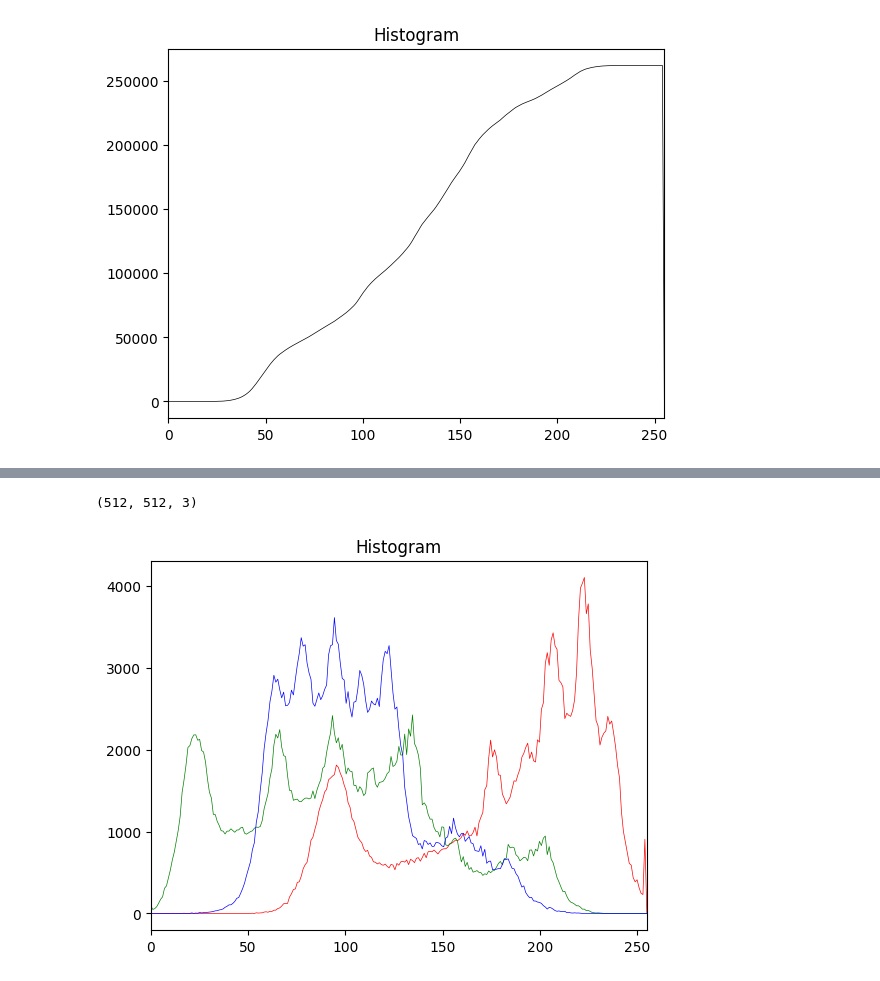
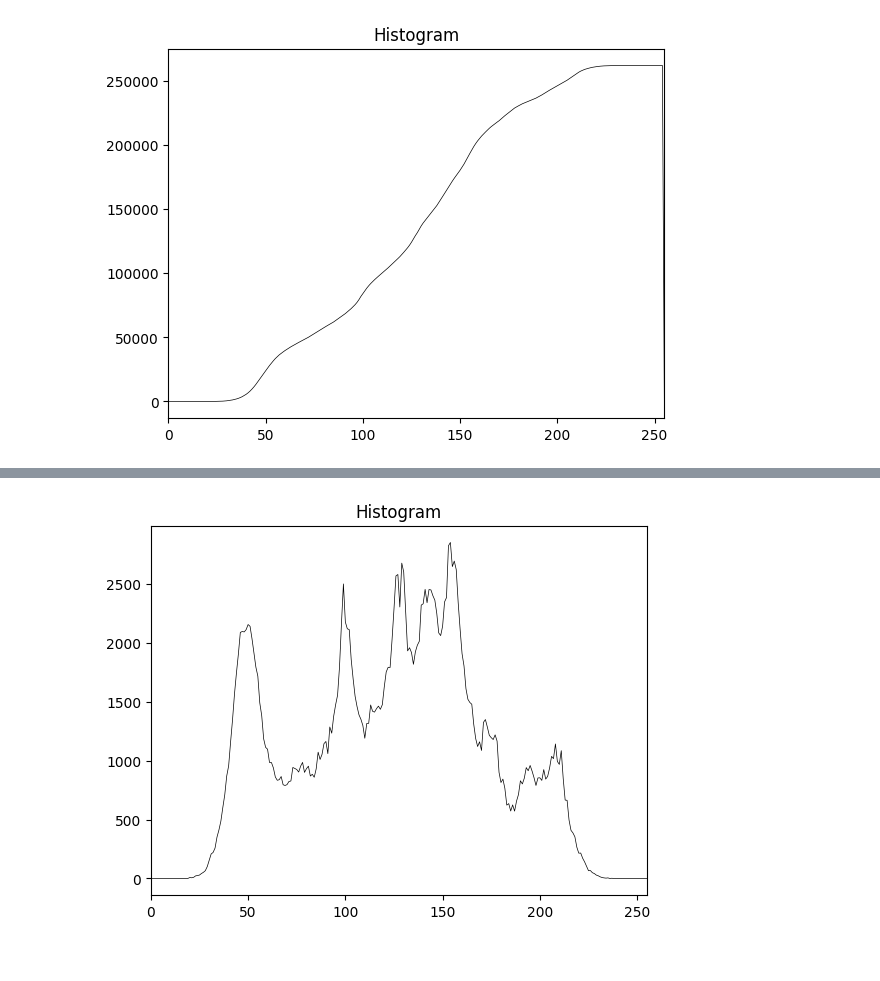
Before and after one commit to aquadros1003/WDGM, a Jupyter notebook: lab5/lab5.ipynb, the cells around one changed output, grey strips where cells are left out. Saved outputs shown, nothing was run; the diff lists cells and outputs as text; code cells hidden in the pictures.

```diff
--- a/lab5/lab5.ipynb
+++ b/lab5/lab5.ipynb
@@ -44,8 +69,9 @@ histogram.plot()
 # %%
-img_arr = Image("D:\STUDIES\WDGM\WDGM\lab5\lena.jpg")
-print(img_arr.data.shape)
-histogram = hist.Histogram(img_arr.data)
+from Image import Image
+from Histogram import Histogram
+img_arr = Image('D:\STUDIES\WDGM\WDGM\lab5\lena.jpg')
+img_arr.to_gray()
+histogram = Histogram(img_arr.data)
 histogram.plot()
 # %% [output]
-(512, 512, 3)
-[figure, old version]
+[figure, new version]
```
Also changed, not shown: parts of 10 cells of this notebook, 3 other files.
